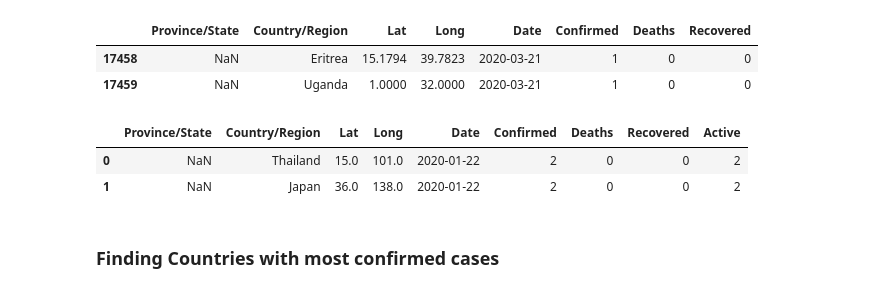
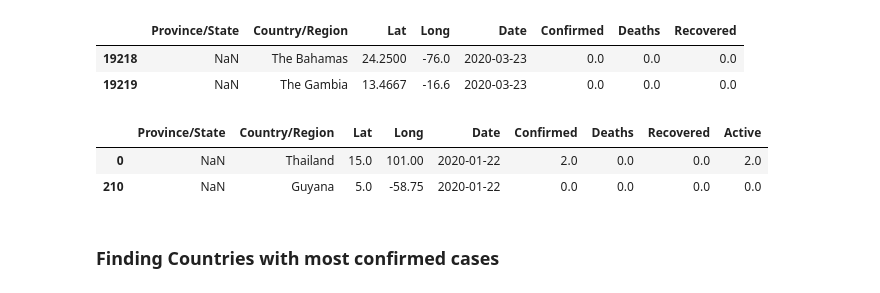
Before and after one commit to Ysbail/Covid-19, a Jupyter notebook: covid_over_time_and_incremental.ipynb, the cells around one changed output. Cells and saved outputs as stored; diff of their text form; code cells hidden in the pictures.

```diff
--- a/covid_over_time_and_incremental.ipynb
+++ b/covid_over_time_and_incremental.ipynb
@@ -17,23 +17,23 @@ pd.set_option('display.max_columns', 500)
 pd.set_option('display.width', 1000)
 # %%
 covid_19_df = pd.read_csv('covid_19_clean_complete.csv')
-covid_19_df['Date'] = pd.to_datetime(covid_19_df['Date'], format='%d/%m/%Y')
+covid_19_df['Date'] = pd.to_datetime(covid_19_df['Date'])
 covid_19_df['Country/Region'] = covid_19_df['Country/Region'].replace('Mainland China', 'China')
 covid_19_df.tail(2)
 # %% [output]
 |  | Province/State | Country/Region | Lat | Long | Date | Confirmed | Deaths | Recovered |
-| 17458 | NaN | Eritrea | 15.1794 | 39.7823 | 2020-03-21 | 1 | 0 | 0 |
-| 17459 | NaN | Uganda | 1.0000 | 32.0000 | 2020-03-21 | 1 | 0 | 0 |
+| 19218 | NaN | The Bahamas | 24.2500 | -76.0 | 2020-03-23 | 0.0 | 0.0 | 0.0 |
+| 19219 | NaN | The Gambia | 13.4667 | -16.6 | 2020-03-23 | 0.0 | 0.0 | 0.0 |
 # %%
 cases = ['Confirmed', 'Active', 'Recovered', 'Deaths']
 growth = ['Confirmed_growth', 'Deaths_growth', 'Recovered_growth', 'Confirmed_growth_mean']
 covid_19_df['Active'] = covid_19_df['Confirmed'] - covid_19_df['Deaths'] - covid_19_df['Recovered']
-# covid_19_df = covid_19_df.sort_values(by=['Date'], ascending=True)
+covid_19_df = covid_19_df.sort_values(by=['Date'], ascending=True)
 covid_19_df.head(2)
 # %% [output]
 |  | Province/State | Country/Region | Lat | Long | Date | Confirmed | Deaths | Recovered | Active |
-| 0 | NaN | Thailand | 15.0 | 101.0 | 2020-01-22 | 2 | 0 | 0 | 2 |
-| 1 | NaN | Japan | 36.0 | 138.0 | 2020-01-22 | 2 | 0 | 0 | 2 |
+| 0 | NaN | Thailand | 15.0 | 101.00 | 2020-01-22 | 2.0 | 0.0 | 0.0 | 2.0 |
+| 210 | NaN | Guyana | 5.0 | -58.75 | 2020-01-22 | 0.0 | 0.0 | 0.0 | 0.0 |
 # %% [markdown]
 ### Finding Countries with most confirmed cases
 # %%
```
Also changed, not shown: parts of 3 cells of this notebook, 2 other files.
